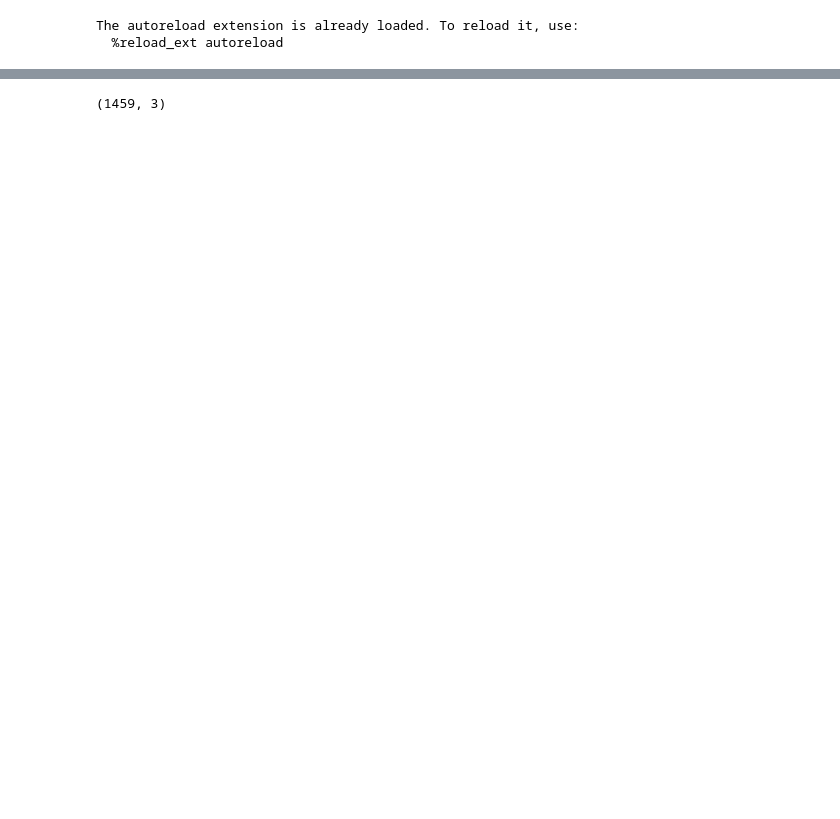
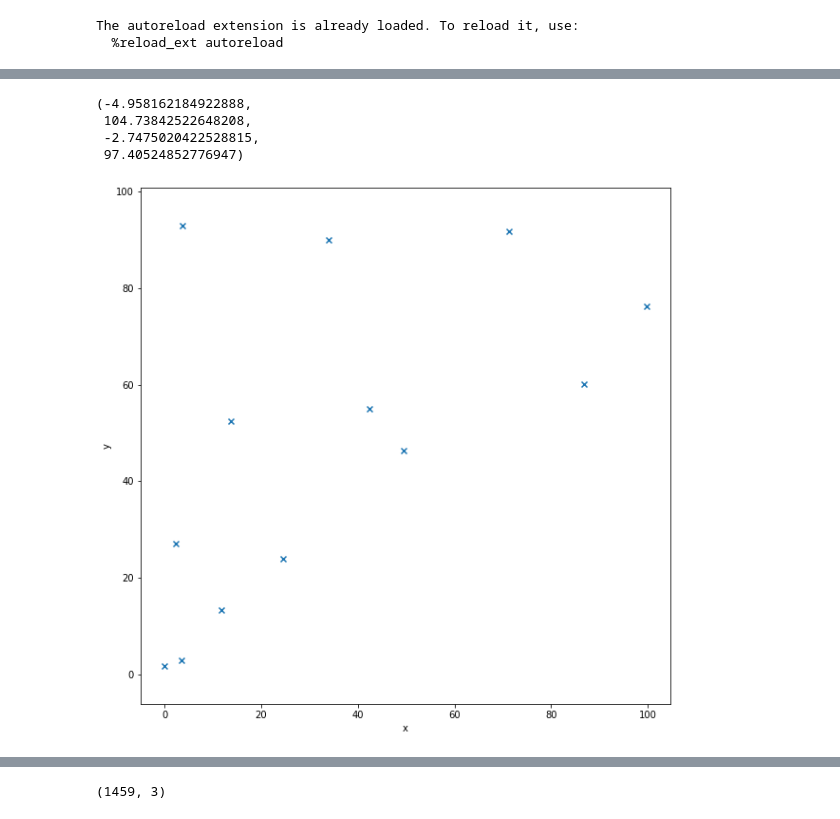
Before and after one commit to fredshone/citychef, a Jupyter notebook: worldsynth.ipynb, the cells around one changed output, grey strips where cells are left out. Saved outputs shown, nothing was run; the diff lists cells and outputs as text; code cells hidden in the pictures; blank space fills up the shorter version.

```diff
--- a/worldsynth.ipynb
+++ b/worldsynth.ipynb
@@ -28,3 +28,16 @@ centres
+# %%
+fig = plt.figure(figsize=(10,10))
+ax = fig.add_subplot(111)
+ax.scatter(centres.x, centres.y, alpha=1, marker='x')
+plt.xlabel("x")
+plt.ylabel("y")
+plt.axis('equal')
+# %% [output]
+(-4.958162184922888,
+ 104.73842522648208,
+ -2.7475020422528815,
+ 97.40524852776947)
+[figure, added]
 # %%
 hhs = spatial.Clusters(centres, size=10000, sigma=10)
 hhs
```
Also changed, not shown: parts of 17 cells of this notebook.
